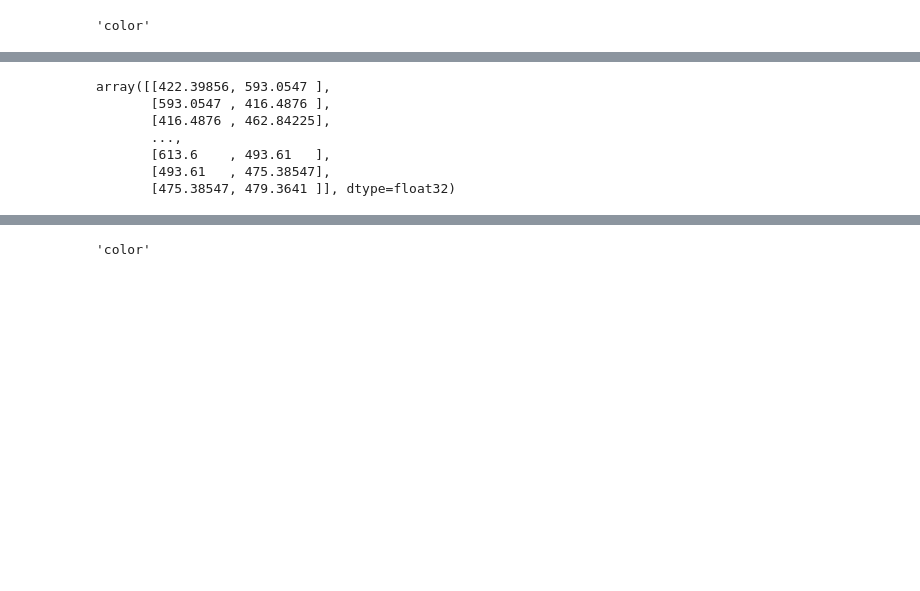
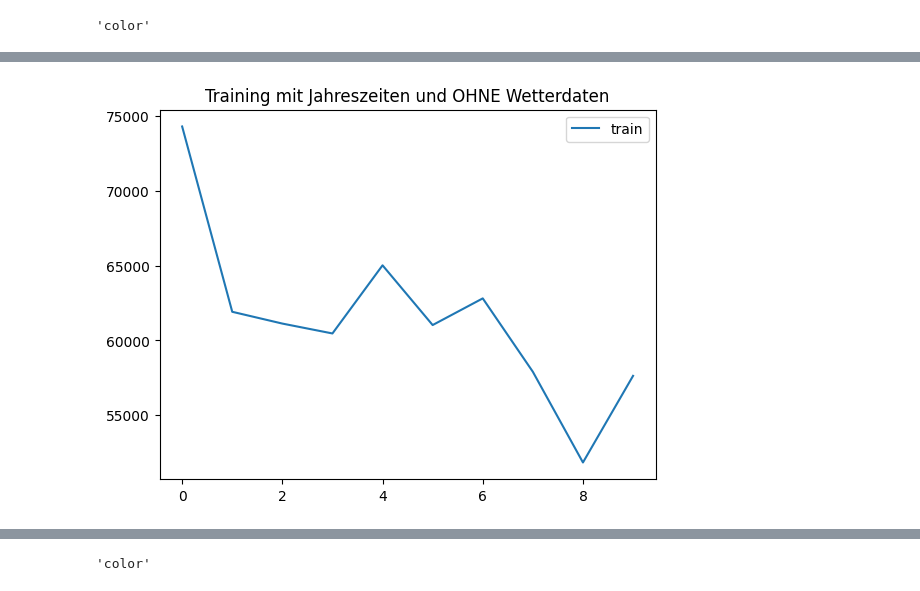
Before and after one commit to dan-vp/iot_co2_ampel_m, a Jupyter notebook: CO2_forecasting.ipynb, the cells around one changed output, grey strips where cells are left out. Saved outputs shown, nothing was run; the diff lists cells and outputs as text; code cells hidden in the pictures; blank space fills up the shorter version.

```diff
--- a/CO2_forecasting.ipynb
+++ b/CO2_forecasting.ipynb
@@ -145,10 +123,14 @@ array([[535.2597 , 521.5598 ],
-# %%
-fe.y_test
-# %% [output]
-array([[422.39856, 593.0547 ],
-       [593.0547 , 416.4876 ],
-       [416.4876 , 462.84225],
-       ...,
-       [613.6    , 493.61   ],
-       [493.61   , 475.38547],
-       [475.38547, 479.3641 ]], dtype=float32)
+# %%
+model_no_weather = MyLSTMModel(2, fe_no_weather)
+
+history = model_no_weather.model.fit(fe_no_weather.X_train, fe_no_weather.y_train, epochs=10, batch_size=64,
+                             verbose = 0,
+                             shuffle=False
+                             )
+
+pyplot.plot(history.history['loss'], label='train')
+pyplot.title("Training mit Jahreszeiten und OHNE Wetterdaten")
+pyplot.legend()
+pyplot.show()
+# %% [output]
+[figure, added]
```
Also changed, not shown: parts of 19 cells of this notebook.
